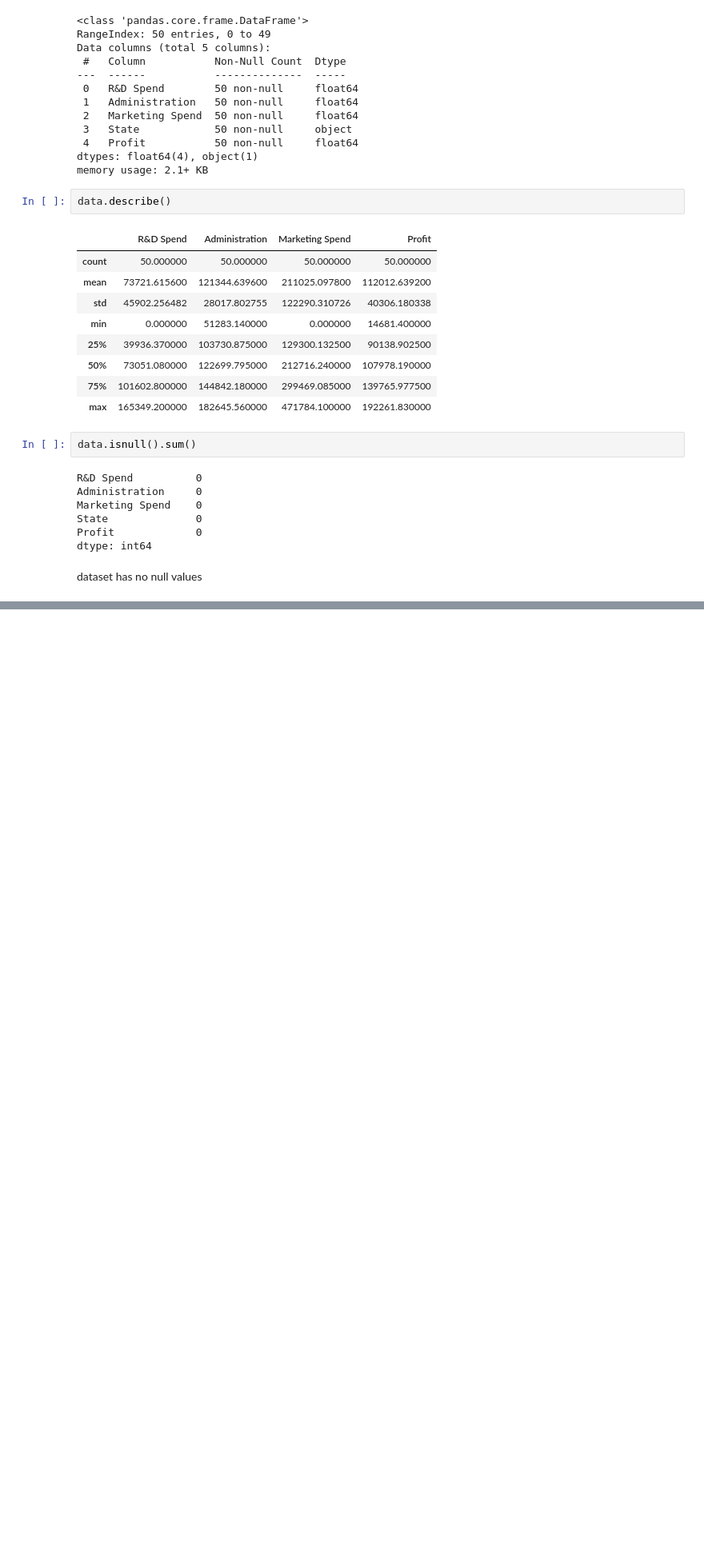
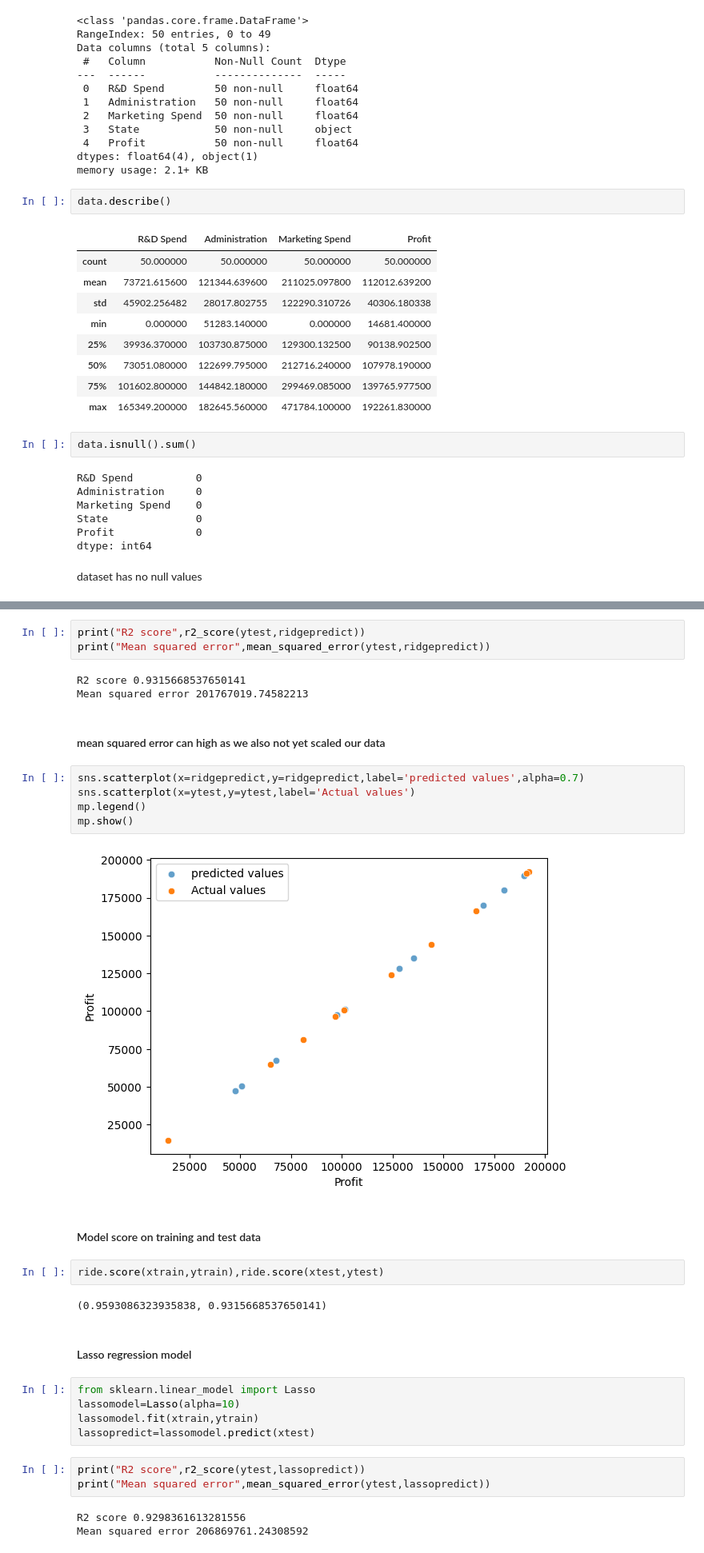
Before and after one commit to Shivam-Shane/Learnerhub, a Jupyter notebook: IPYTHON/Assignment 4.questio 3.ipynb, the cells around one changed output, grey strips where cells are left out. Shown at 80% size. Saved outputs shown, nothing was run; the diff lists cells and outputs as text; blank space fills up the shorter version.

```diff
--- a/IPYTHON/Assignment 4.questio 3.ipynb
+++ b/IPYTHON/Assignment 4.questio 3.ipynb
@@ -92,0 +215,34 @@ dataset has no null values
+# %%
+print("R2 score",r2_score(ytest,ridgepredict))
+print("Mean squared error",mean_squared_error(ytest,ridgepredict))
+# %% [output]
+R2 score 0.9315668537650141
+Mean squared error 201767019.74582213
+# %% [markdown]
+#### mean squared error can high as we also not yet scaled our data
+# %%
+sns.scatterplot(x=ridgepredict,y=ridgepredict,label='predicted values',alpha=0.7)
+sns.scatterplot(x=ytest,y=ytest,label='Actual values')
+mp.legend()
+mp.show()
+# %% [output]
+[figure, added]
+# %% [markdown]
+#### Model score on training and test data
+# %%
+ride.score(xtrain,ytrain),ride.score(xtest,ytest)
+# %% [output]
+(0.9593086323935838, 0.9315668537650141)
+# %% [markdown]
+#### Lasso regression model
+# %%
+from sklearn.linear_model import Lasso
+lassomodel=Lasso(alpha=10)
+lassomodel.fit(xtrain,ytrain)
+lassopredict=lassomodel.predict(xtest)
+# %%
+print("R2 score",r2_score(ytest,lassopredict))
+print("Mean squared error",mean_squared_error(ytest,lassopredict))
+# %% [output]
+R2 score 0.9298361613281556
+Mean squared error 206869761.24308592
```
Also changed, not shown: parts of 30 cells of this notebook.
